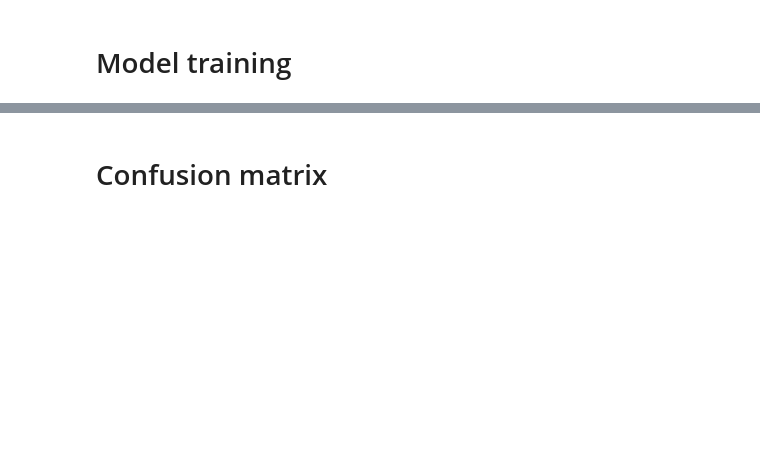
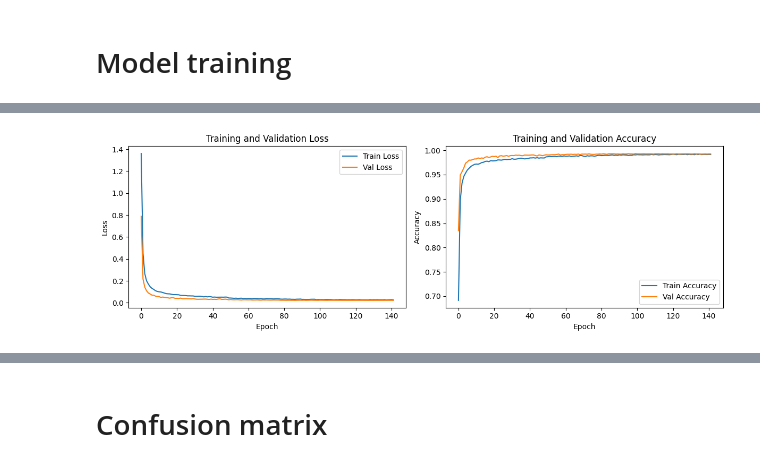
Before and after one commit to txoof/fingerspell, a Jupyter notebook: ngt_tf/keypoint_classification.ipynb, the cells around one changed output, grey strips where cells are left out. Drawn from its saved outputs; the diff is of its cells as text; code cells hidden in the pictures; blank space fills up the shorter version.

```diff
--- a/ngt_tf/keypoint_classification.ipynb
+++ b/ngt_tf/keypoint_classification.ipynb
@@ -85,7 +124,0 @@ es_callback = tf.keras.callbacks.EarlyStopping(patience=20, verbose=1)
-# %%
-# Model compilation
-model.compile(
-    optimizer='Adam',
-    loss='sparse_categorical_crossentropy',
-    metrics=['accuracy']
-)
@@ -122,0 +165,11 @@ Epoch 273: saving model to ../data/model/keypoint_classifier.keras
+# %%
+# Cell 5: Train with validation data
+history = model.fit(
+    X_train,
+    y_train,
+    epochs=500,  # Reduced from 1000
+    batch_size=128,
+    validation_data=(X_val, y_val),  # Use validation set
+    callbacks=[cp_callback, es_callback, lr_callback],
+    verbose=1
+)
@@ -123,3 +233,29 @@ Epoch 273: saving model to ../data/model/keypoint_classifier.keras
+# %%
+# Cell 6: Plot training history
+import matplotlib.pyplot as plt
+
+fig, (ax1, ax2) = plt.subplots(1, 2, figsize=(12, 4))
+
+# Loss
+ax1.plot(history.history['loss'], label='Train Loss')
+ax1.plot(history.history['val_loss'], label='Val Loss')
+ax1.set_xlabel('Epoch')
+ax1.set_ylabel('Loss')
+ax1.legend()
+ax1.set_title('Training and Validation Loss')
+
+# Accuracy
+ax2.plot(history.history['accuracy'], label='Train Accuracy')
+ax2.plot(history.history['val_accuracy'], label='Val Accuracy')
+ax2.set_xlabel('Epoch')
+ax2.set_ylabel('Accuracy')
+ax2.legend()
+ax2.set_title('Training and Validation Accuracy')
+
+plt.tight_layout()
+plt.show()
+# %% [output]
+[figure, added]
 # %%
 # Model evaluation
 val_loss, val_acc = model.evaluate(X_test, y_test, batch_size=128)
```
Also changed, not shown: parts of 19 cells of this notebook.
